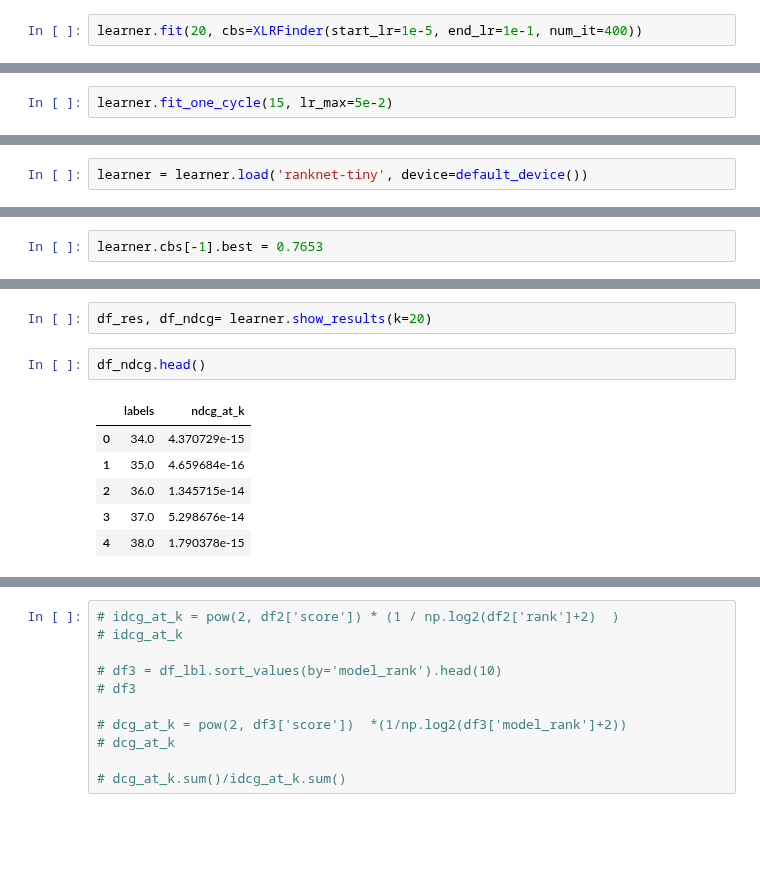
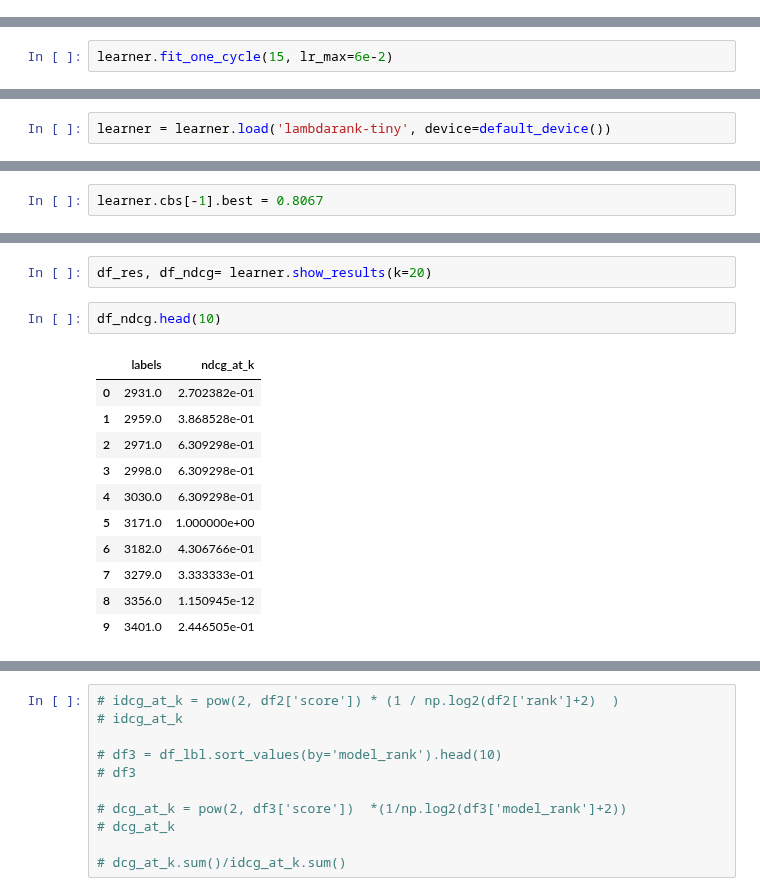
Before and after one commit to debjyotiSRoy/xcube, a Jupyter notebook: nbs/17_tutorial.train_l2r.ipynb, the cells around one changed output, grey strips where cells are left out. Cells and saved outputs as stored; diff of their text form; blank space fills up the shorter version.

```diff
--- a/nbs/17_tutorial.train_l2r.ipynb
+++ b/nbs/17_tutorial.train_l2r.ipynb
@@ -828,5 +830,3 @@ record['best'] = 75.66
 str(record)
 # %% [output]
 "{'grad_func': functools.partial(<function rank_loss3>, gain_fn='exp', k=6), 'opt_func': functools.partial(<function RMSProp>, mom=0.9, wd=0.2), 'opt': None, 'lr': 0.01, 'loss_func': <function loss_fn ...
-# %%
-learner.fit(20, cbs=XLRFinder(start_lr=1e-5, end_lr=1e-1, num_it=400))
@@ -872,4 +892,4 @@ print(steep(lrs, smooth_mois, 400))
 # %%
-learner.fit_one_cycle(15, lr_max=5e-2)
+learner.fit_one_cycle(15, lr_max=6e-2)
 # %% [output]
 [interactive output not drawn]
@@ -907,7 +920,7 @@ learner.track_results.plot_sched()
 # learner.track_results
 # learner.opt.hypers[-1]
 # %%
-learner = learner.load('ranknet-tiny', device=default_device())
+learner = learner.load('lambdarank-tiny', device=default_device())
 # %%
 learner.validate()
 # %% [output]
@@ -916,5 +929,5 @@ learner.validate()
 # %%
-learner.cbs[-1].best = 0.7653
+learner.cbs[-1].best = 0.8067
 # %% [markdown]
 #### Plots
 # %% [markdown]
@@ -1006,14 +1029,19 @@ Let's pick a label and see the rankings produced by the model:
 # %%
 df_res, df_ndcg= learner.show_results(k=20)
 # %%
-df_ndcg.head()
+df_ndcg.head(10)
 # %% [output]
 |  | labels | ndcg_at_k |
-| 0 | 34.0 | 4.370729e-15 |
-| 1 | 35.0 | 4.659684e-16 |
-| 2 | 36.0 | 1.345715e-14 |
-| 3 | 37.0 | 5.298676e-14 |
-| 4 | 38.0 | 1.790378e-15 |
+| 0 | 2931.0 | 2.702382e-01 |
+| 1 | 2959.0 | 3.868528e-01 |
+| 2 | 2971.0 | 6.309298e-01 |
+| 3 | 2998.0 | 6.309298e-01 |
+| 4 | 3030.0 | 6.309298e-01 |
+| 5 | 3171.0 | 1.000000e+00 |
+| 6 | 3182.0 | 4.306766e-01 |
+| 7 | 3279.0 | 3.333333e-01 |
+| 8 | 3356.0 | 1.150945e-12 |
+| 9 | 3401.0 | 2.446505e-01 |
 # %%
 df_res
 # %% [output]
```
Also changed, not shown: parts of 26 cells of this notebook, 5 other files.
